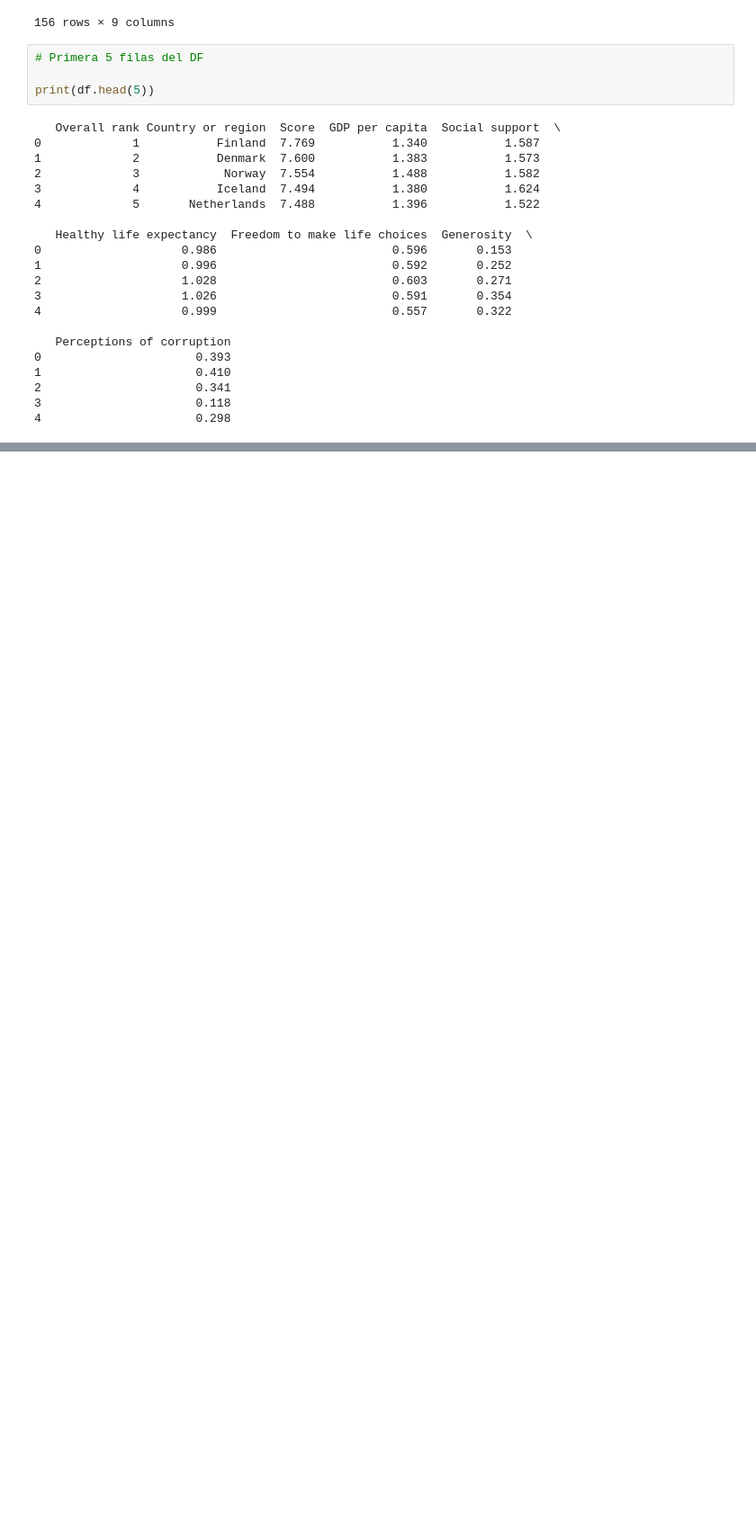
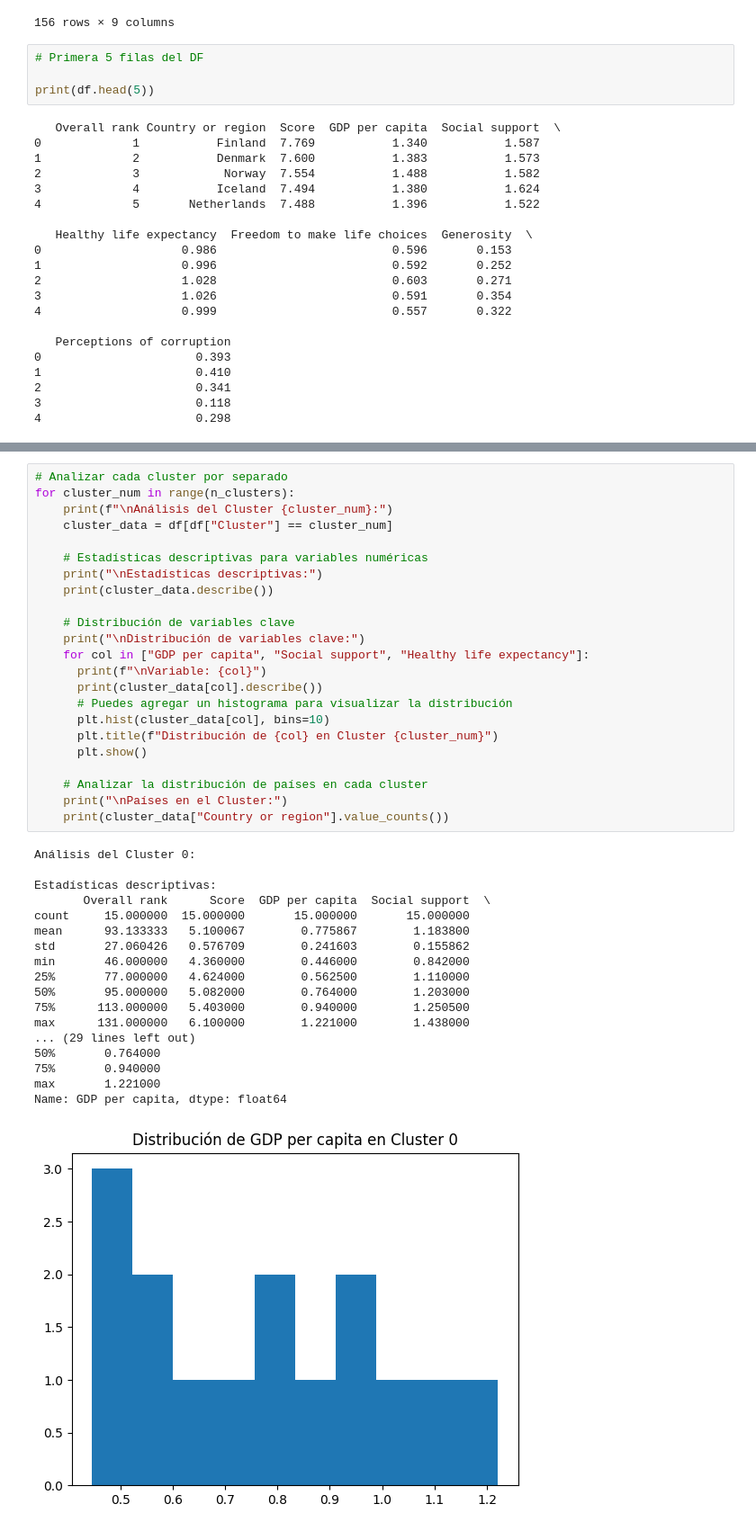
Before and after one commit to jardilam/M-dulo-T-cnico, a Jupyter notebook: PCA.ipynb, the cells around one changed output, grey strips where cells are left out. Shown at 90% size. Saved outputs shown, nothing was run; the diff lists cells and outputs as text; blank space fills up the shorter version.

```diff
--- a/PCA.ipynb
+++ b/PCA.ipynb
@@ -144,0 +216,42 @@ Perceptions of corruption                      1.000000
+# %%
+# Analizar cada cluster por separado
+for cluster_num in range(n_clusters):
+    print(f"\nAnálisis del Cluster {cluster_num}:")
+    cluster_data = df[df["Cluster"] == cluster_num]
+
+    # Estadísticas descriptivas para variables numéricas
+    print("\nEstadísticas descriptivas:")
+    print(cluster_data.describe())
+
+    # Distribución de variables clave
+    print("\nDistribución de variables clave:")
+    for col in ["GDP per capita", "Social support", "Healthy life expectancy"]:
+      print(f"\nVariable: {col}")
+      print(cluster_data[col].describe())
+      # Puedes agregar un histograma para visualizar la distribución
+      plt.hist(cluster_data[col], bins=10)
+      plt.title(f"Distribución de {col} en Cluster {cluster_num}")
+      plt.show()
+
+    # Analizar la distribución de países en cada cluster
+    print("\nPaíses en el Cluster:")
+    print(cluster_data["Country or region"].value_counts())
+# %% [output]
+Análisis del Cluster 0:
+
+Estadísticas descriptivas:
+       Overall rank      Score  GDP per capita  Social support  \
+count     15.000000  15.000000       15.000000       15.000000
+mean      93.133333   5.100067        0.775867        1.183800
+std       27.060426   0.576709        0.241603        0.155862
+min       46.000000   4.360000        0.446000        0.842000
+25%       77.000000   4.624000        0.562500        1.110000
+50%       95.000000   5.082000        0.764000        1.203000
+75%      113.000000   5.403000        0.940000        1.250500
+max      131.000000   6.100000        1.221000        1.438000
+... (29 lines left out)
+50%       0.764000
+75%       0.940000
+max       1.221000
+Name: GDP per capita, dtype: float64
+[figure, added]
```
Also changed, not shown: parts of 24 cells of this notebook.
